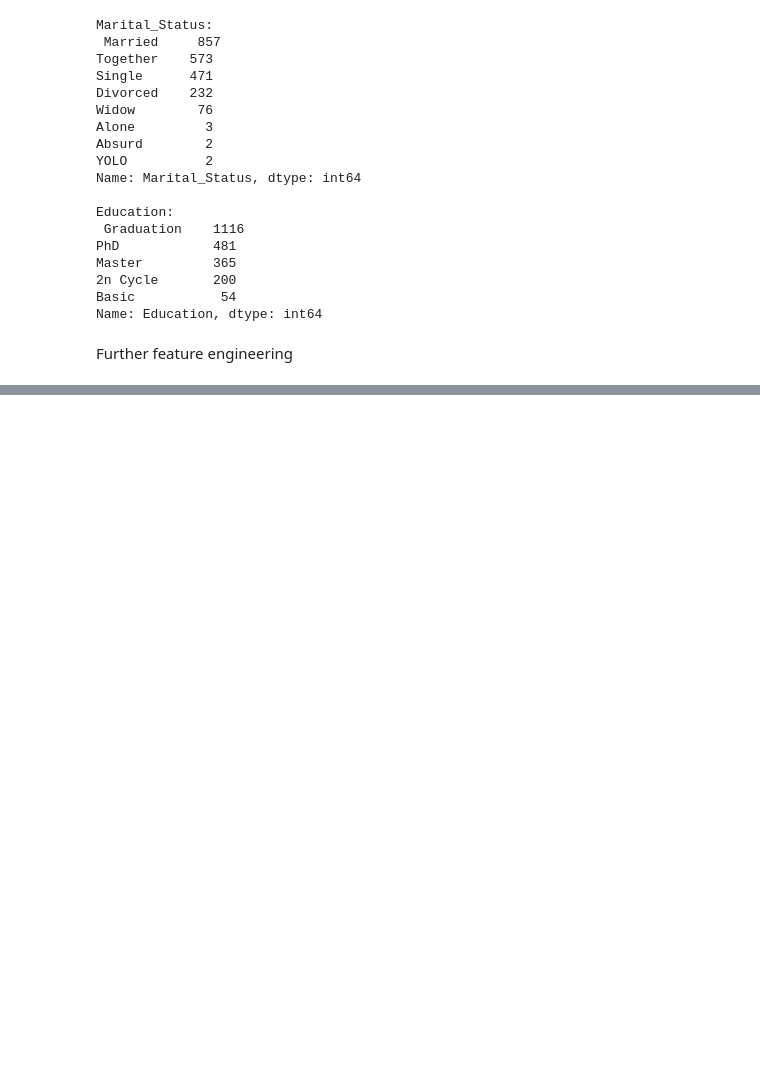
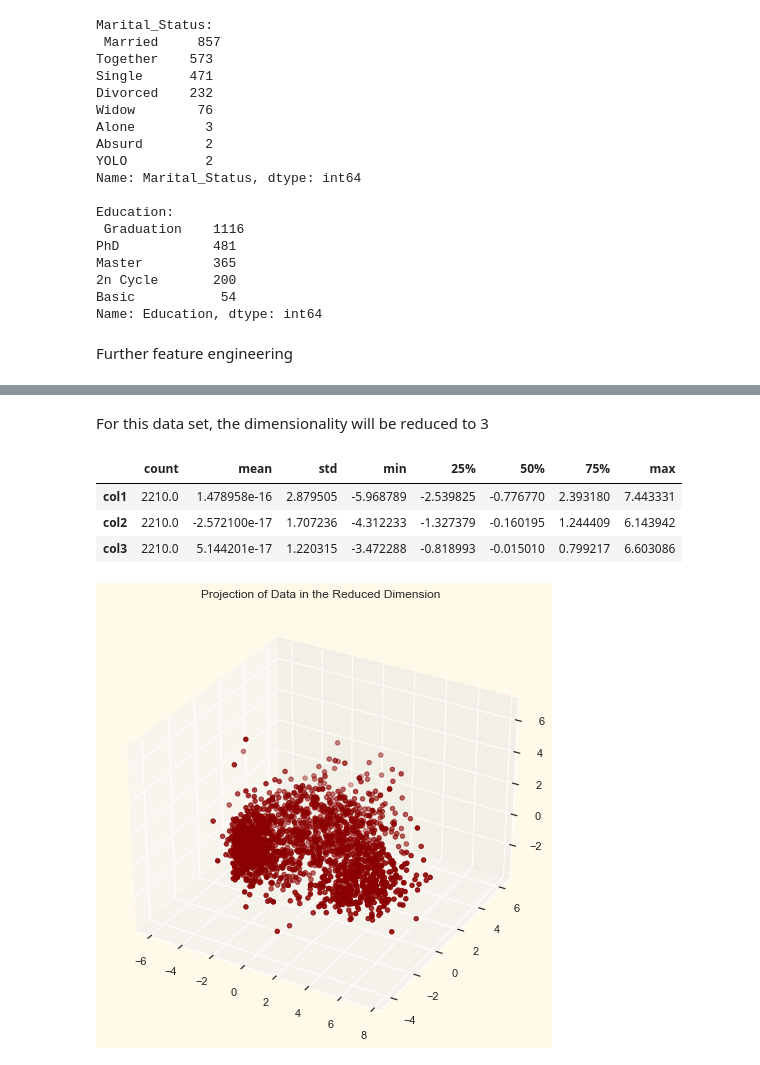
Before and after one commit to juliangherghel/py-customer-personality-analysis, a Jupyter notebook: clustering.ipynb, the cells around one changed output, grey strips where cells are left out. Saved outputs shown, nothing was run; the diff lists cells and outputs as text; code cells hidden in the pictures; blank space fills up the shorter version.

Commit message:
Apply clustering

```diff
--- a/clustering.ipynb
+++ b/clustering.ipynb
@@ -53,0 +180,11 @@ Further feature engineering
+# %%
+# Build a list of categorical variables
+objs = (data.dtypes == 'object')
+object_cols = list(objs[objs].index)
+
+print("Categorical variables: ", object_cols)
+
+# Label encode object dtypes
+LabEnc = LabelEncoder()
+for obj in object_cols:
+    data[obj] = data[[obj]].apply(LabEnc.fit_transform)
@@ -53,0 +195,13 @@ Further feature engineering
+# %%
+# Subset dataframe
+df_subset = data.copy()
+
+cols_delete = ["AcceptedCmp3", "AcceptedCmp4", "AcceptedCmp5", "AcceptedCmp1",
+                "AcceptedCmp2", "Complain", "Response"]
+
+df_subset = df_subset.drop(cols_delete, axis=1)
+
+# Scale data
+scaler = StandardScaler()
+scaler.fit(df_subset)
+scaled_df = pd.DataFrame(scaler.transform(df_subset), columns=df_subset.columns)
@@ -53,0 +218,26 @@ Further feature engineering
+# %% [markdown]
+For this data set, the dimensionality will be reduced to 3
+# %%
+pca = PCA(n_components=3)
+scaled_df.dropna(inplace=True)
+pca.fit(scaled_df)
+PCA_df = pd.DataFrame(pca.transform(scaled_df), columns=(["col1", "col2", "col3"]))
+PCA_df.describe().T
+# %% [output]
+|  | count | mean | std | min | 25% | 50% | 75% | max |
+| col1 | 2210.0 | 1.478958e-16 | 2.879505 | -5.968789 | -2.539825 | -0.776770 | 2.393180 | 7.443331 |
+| col2 | 2210.0 | -2.572100e-17 | 1.707236 | -4.312233 | -1.327379 | -0.160195 | 1.244409 | 6.143942 |
+| col3 | 2210.0 | 5.144201e-17 | 1.220315 | -3.472288 | -0.818993 | -0.015010 | 0.799217 | 6.603086 |
+# %%
+# 3D data visualisation in reduced dimension
+x = PCA_df["col1"]
+y = PCA_df["col2"]
+z = PCA_df["col3"]
+
+fig = plt.figure(figsize=(10, 8))
+ax = fig.add_subplot(111, projection = "3d")
+ax.scatter(x, y, z, c = "darkred", marker = "o")
+ax.set_title("Projection of Data in the Reduced Dimension")
+plt.show()
+# %% [output]
+[figure, added]
```
Also changed, not shown: parts of 34 cells of this notebook.
